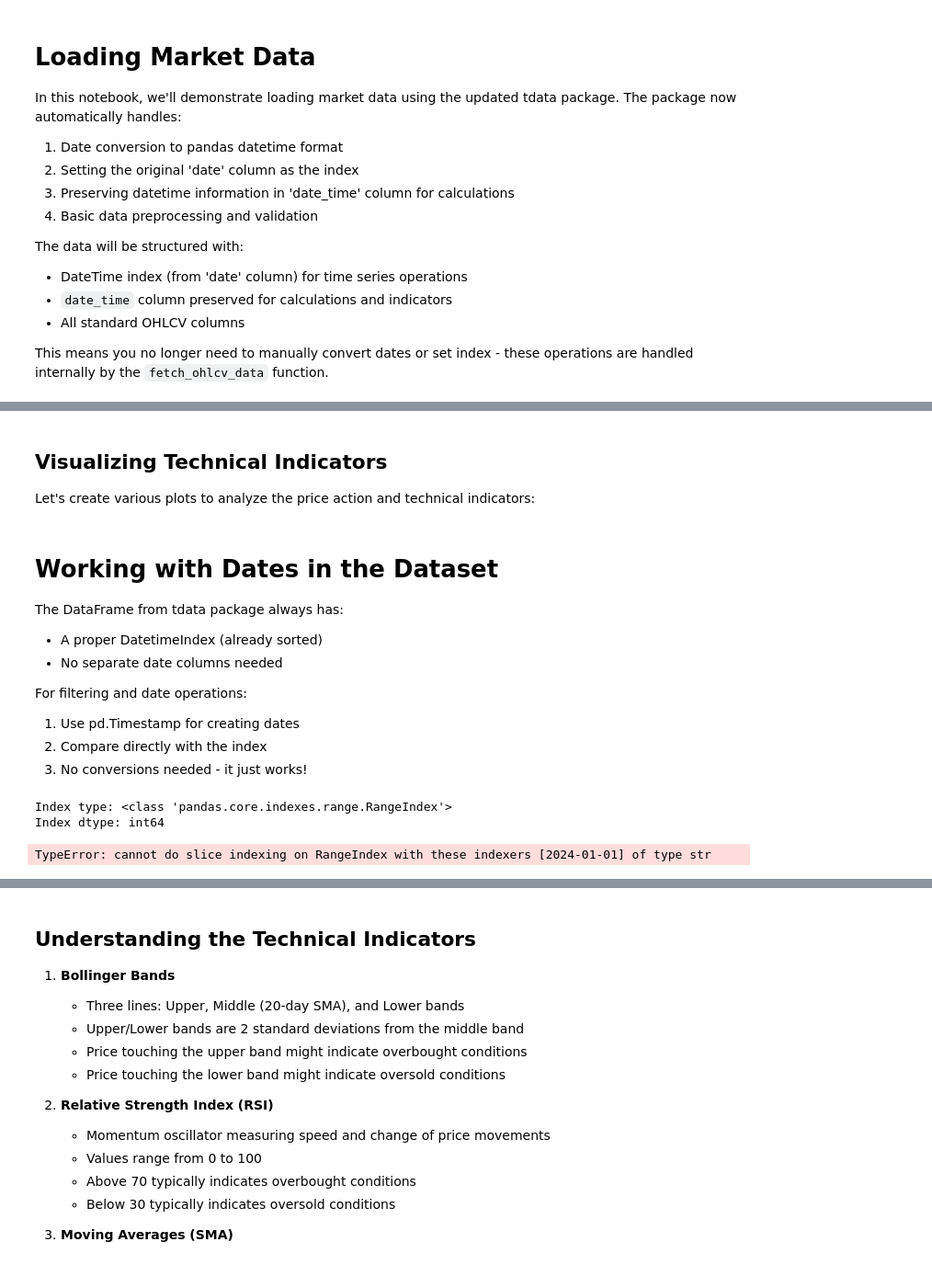
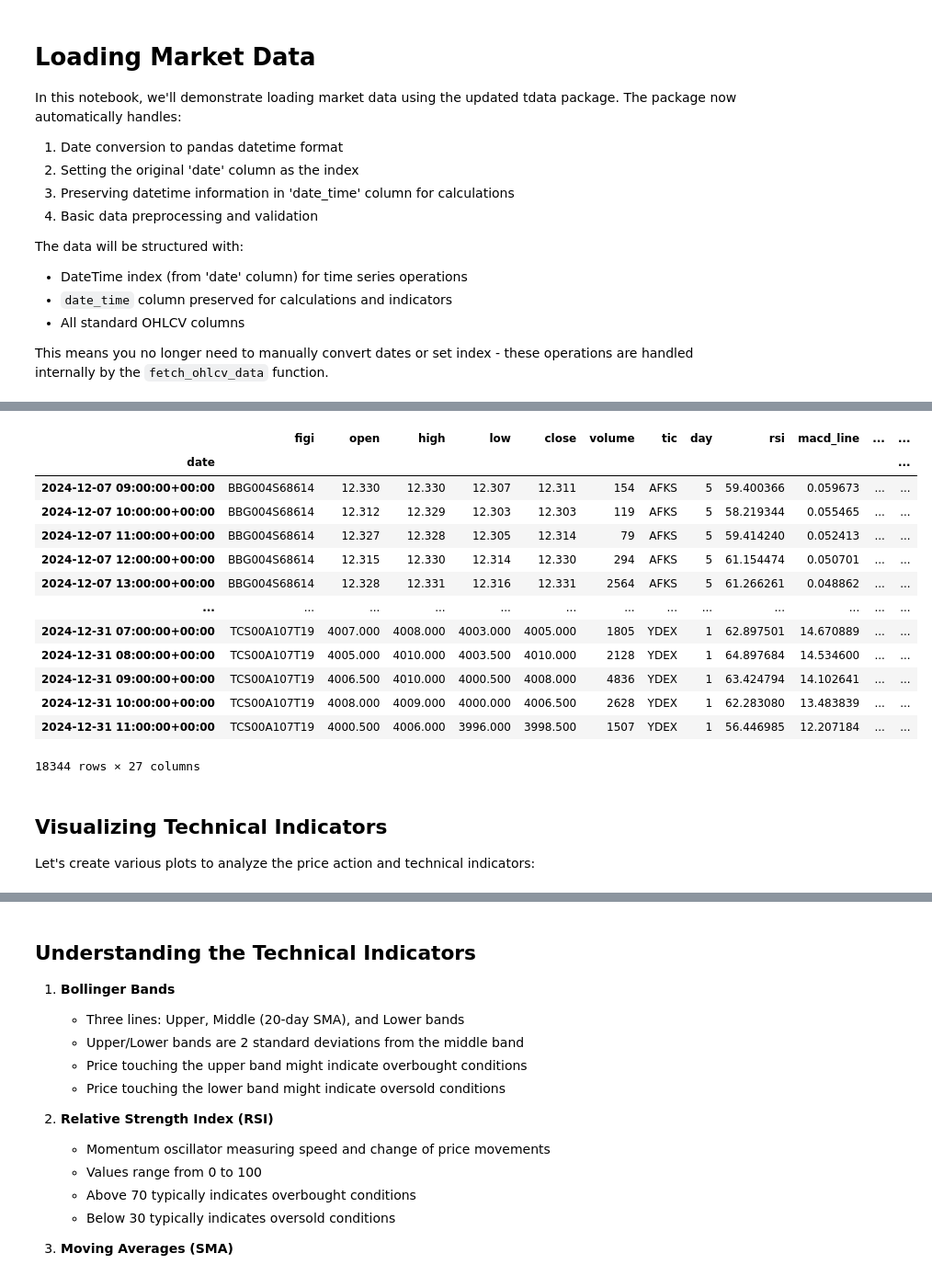
Before and after one commit to bigdatarookie/a2-project, a Jupyter notebook: dev/env_v1/test_env.ipynb, the cells around one changed output, grey strips where cells are left out. Shown at 92% size. Drawn from its saved outputs; the diff is of its cells as text; code cells hidden in the pictures.

```diff
--- a/dev/env_v1/test_env.ipynb
+++ b/dev/env_v1/test_env.ipynb
@@ -96,37 +85,24 @@ df
+# %%
+df.to_csv("./data/data/test_ohlcv_data_indicators.csv")
+df
+# %% [output]
+|  | figi | open | high | low | close | volume | tic | day | rsi | macd_line | ... | ... |
+| date |  |  |  |  |  |  |  |  |  |  |  | ... |
+| 2024-12-07 09:00:00+00:00 | BBG004S68614 | 12.330 | 12.330 | 12.307 | 12.311 | 154 | AFKS | 5 | 59.400366 | 0.059673 | ... | ... |
+| 2024-12-07 10:00:00+00:00 | BBG004S68614 | 12.312 | 12.329 | 12.303 | 12.303 | 119 | AFKS | 5 | 58.219344 | 0.055465 | ... | ... |
+| 2024-12-07 11:00:00+00:00 | BBG004S68614 | 12.327 | 12.328 | 12.305 | 12.314 | 79 | AFKS | 5 | 59.414240 | 0.052413 | ... | ... |
+| 2024-12-07 12:00:00+00:00 | BBG004S68614 | 12.315 | 12.330 | 12.314 | 12.330 | 294 | AFKS | 5 | 61.154474 | 0.050701 | ... | ... |
+| 2024-12-07 13:00:00+00:00 | BBG004S68614 | 12.328 | 12.331 | 12.316 | 12.331 | 2564 | AFKS | 5 | 61.266261 | 0.048862 | ... | ... |
+| ... | ... | ... | ... | ... | ... | ... | ... | ... | ... | ... | ... | ... |
+| 2024-12-31 07:00:00+00:00 | TCS00A107T19 | 4007.000 | 4008.000 | 4003.000 | 4005.000 | 1805 | YDEX | 1 | 62.897501 | 14.670889 | ... | ... |
+| 2024-12-31 08:00:00+00:00 | TCS00A107T19 | 4005.000 | 4010.000 | 4003.500 | 4010.000 | 2128 | YDEX | 1 | 64.897684 | 14.534600 | ... | ... |
+| 2024-12-31 09:00:00+00:00 | TCS00A107T19 | 4006.500 | 4010.000 | 4000.500 | 4008.000 | 4836 | YDEX | 1 | 63.424794 | 14.102641 | ... | ... |
+| 2024-12-31 10:00:00+00:00 | TCS00A107T19 | 4008.000 | 4009.000 | 4000.000 | 4006.500 | 2628 | YDEX | 1 | 62.283080 | 13.483839 | ... | ... |
+| 2024-12-31 11:00:00+00:00 | TCS00A107T19 | 4000.500 | 4006.000 | 3996.000 | 3998.500 | 1507 | YDEX | 1 | 56.446985 | 12.207184 | ... | ... |
+18344 rows × 27 columns
 # %% [markdown]
 ## Visualizing Technical Indicators
 
 Let's create various plots to analyze the price action and technical indicators:
-# %% [markdown]
-# Working with Dates in the Dataset
-
-The DataFrame from tdata package always has:
-- A proper DatetimeIndex (already sorted)
-- No separate date columns needed
-
-For filtering and date operations:
-1. Use pd.Timestamp for creating dates
-2. Compare directly with the index
-3. No conversions needed - it just works!
-# %%
-# Determine the end_date by selecting maximum date in the DataFrame
-end_date = pd.to_datetime(df.index.max())  # Convert to datetime explicitly
-
-# Check index type
-print("Index type:", type(df.index))
-print("Index dtype:", df.index.dtype)
-
-# Filter by date range
-df['2024-01-01':'2024-01-31']
-
-# Get data after a specific date
-df[df.index > '2024-01-01']
-
-# Get last N days of data
-df[df.index >= (df.index.max() - timedelta(days=30))]
-# %% [output]
-Index type: <class 'pandas.core.indexes.range.RangeIndex'>
-Index dtype: int64
-TypeError: cannot do slice indexing on RangeIndex with these indexers [2024-01-01] of type str
 # %%
 # Select ticker to visualize
```
Also changed, not shown: parts of 14 cells of this notebook, 4 other files.
